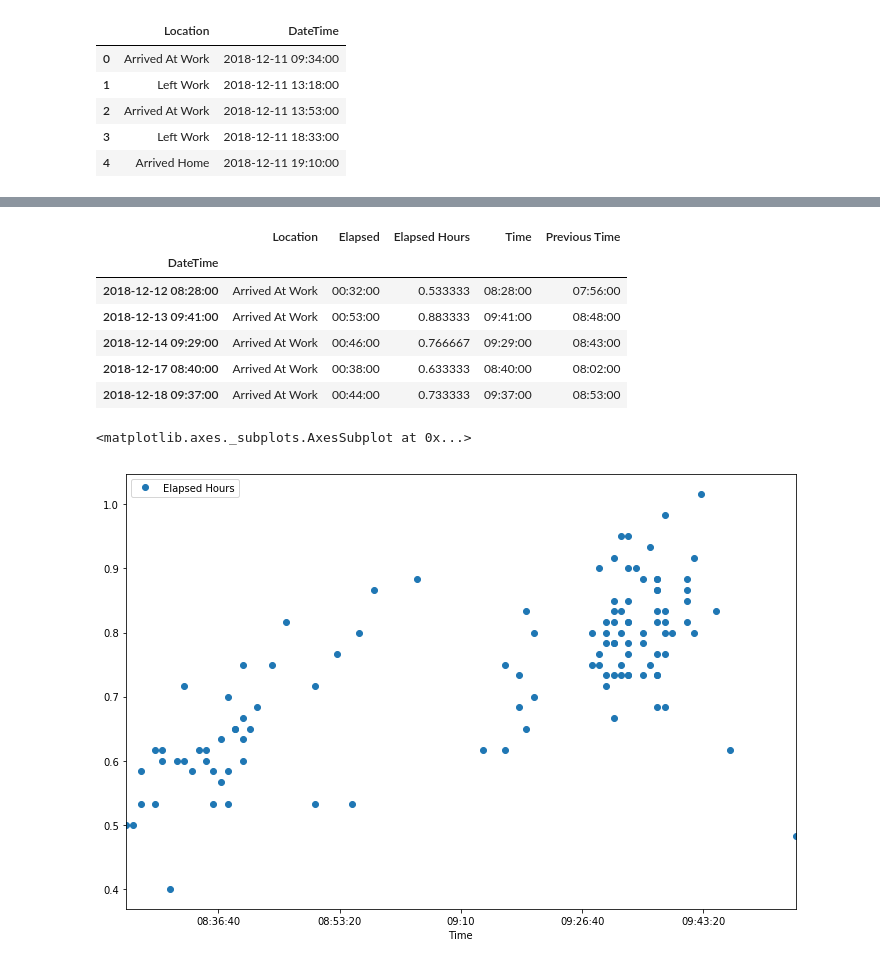
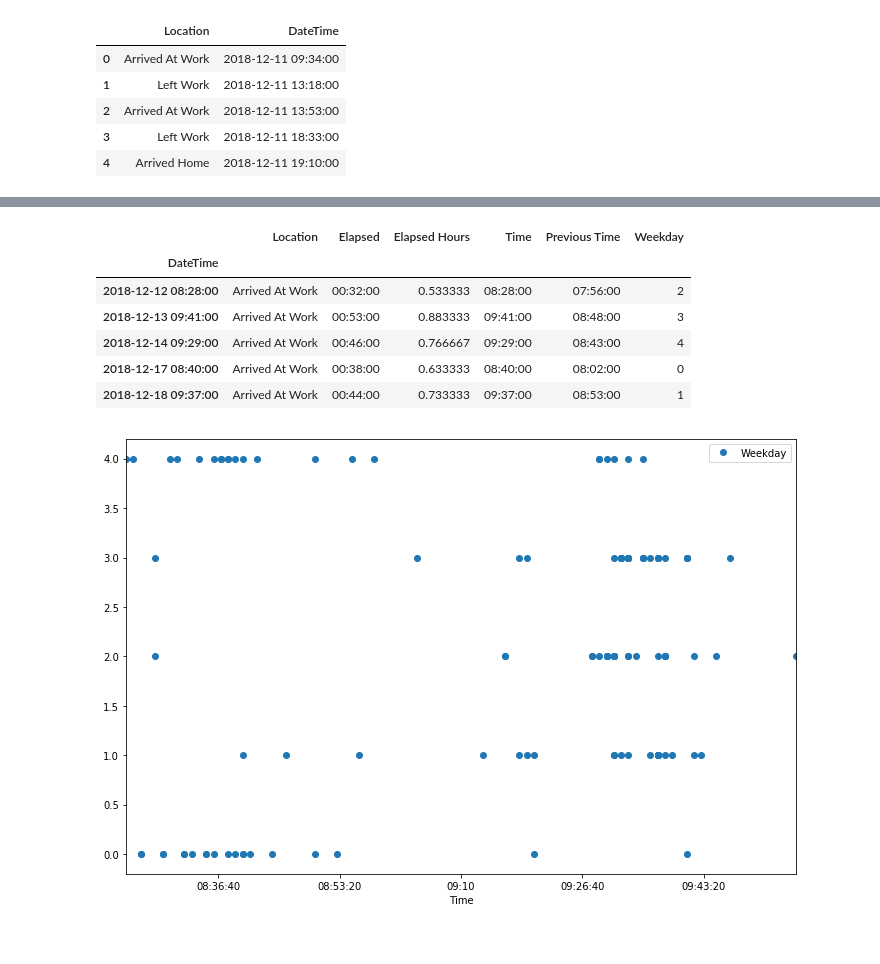
Before and after one commit to alfieish/Commuting, a Jupyter notebook: DataReview.ipynb, the cells around one changed output, grey strips where cells are left out. Cells and saved outputs as stored; diff of their text form; code cells hidden in the pictures.

```diff
--- a/DataReview.ipynb
+++ b/DataReview.ipynb
@@ -71,6 +61,7 @@ testDF['Previous Time'] = testDF['DateTime'] - testDF['Elapsed']
 testDF = testDF.drop([0])
 testDF['Previous Time'] = testDF['Previous Time'].apply(lambda x: x.time())
 
+testDF['Weekday'] = testDF['DateTime'].dt.dayofweek
 
 testDF.head(5)
 # %% [output]
@@ -127,18 +134,18 @@ arriveTime = arriveTime[arriveTime['Elapsed Hours'] < 5]
 arriveTime = arriveTime.between_time('08:00', '11:00')
 arriveTime.head()
 # %% [output]
-|  | Location | Elapsed | Elapsed Hours | Time | Previous Time |
-| DateTime |  |  |  |  |  |
-| 2018-12-12 08:28:00 | Arrived At Work | 00:32:00 | 0.533333 | 08:28:00 | 07:56:00 |
-| 2018-12-13 09:41:00 | Arrived At Work | 00:53:00 | 0.883333 | 09:41:00 | 08:48:00 |
-| 2018-12-14 09:29:00 | Arrived At Work | 00:46:00 | 0.766667 | 09:29:00 | 08:43:00 |
-| 2018-12-17 08:40:00 | Arrived At Work | 00:38:00 | 0.633333 | 08:40:00 | 08:02:00 |
-| 2018-12-18 09:37:00 | Arrived At Work | 00:44:00 | 0.733333 | 09:37:00 | 08:53:00 |
+|  | Location | Elapsed | Elapsed Hours | Time | Previous Time | Weekday |
+| DateTime |  |  |  |  |  |  |
+| 2018-12-12 08:28:00 | Arrived At Work | 00:32:00 | 0.533333 | 08:28:00 | 07:56:00 | 2 |
+| 2018-12-13 09:41:00 | Arrived At Work | 00:53:00 | 0.883333 | 09:41:00 | 08:48:00 | 3 |
+| 2018-12-14 09:29:00 | Arrived At Work | 00:46:00 | 0.766667 | 09:29:00 | 08:43:00 | 4 |
+| 2018-12-17 08:40:00 | Arrived At Work | 00:38:00 | 0.633333 | 08:40:00 | 08:02:00 | 0 |
+| 2018-12-18 09:37:00 | Arrived At Work | 00:44:00 | 0.733333 | 09:37:00 | 08:53:00 | 1 |
 # %%
 from matplotlib.dates import DateFormatter
 from matplotlib.dates import HourLocator
 
-arriveTime.plot(x='Time', y='Elapsed Hours', lw=0, marker='o', figsize=(12,8))
+arriveTime.plot(x='Time', y='Weekday', lw=0, marker='o', figsize=(12,8))
+plt.show()
 # %% [output]
-<matplotlib.axes._subplots.AxesSubplot at 0x...>
-[figure, old version]
+[figure, new version]
```
Also changed, not shown: parts of 13 cells of this notebook.
